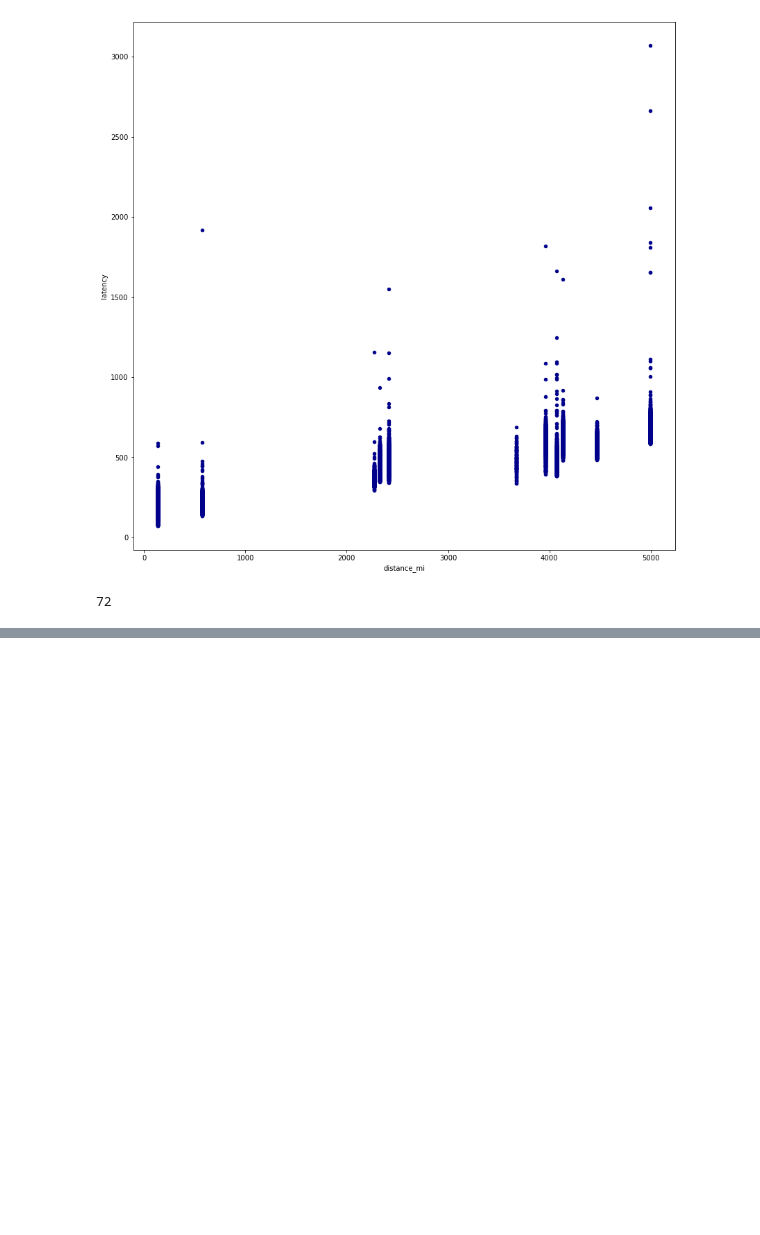
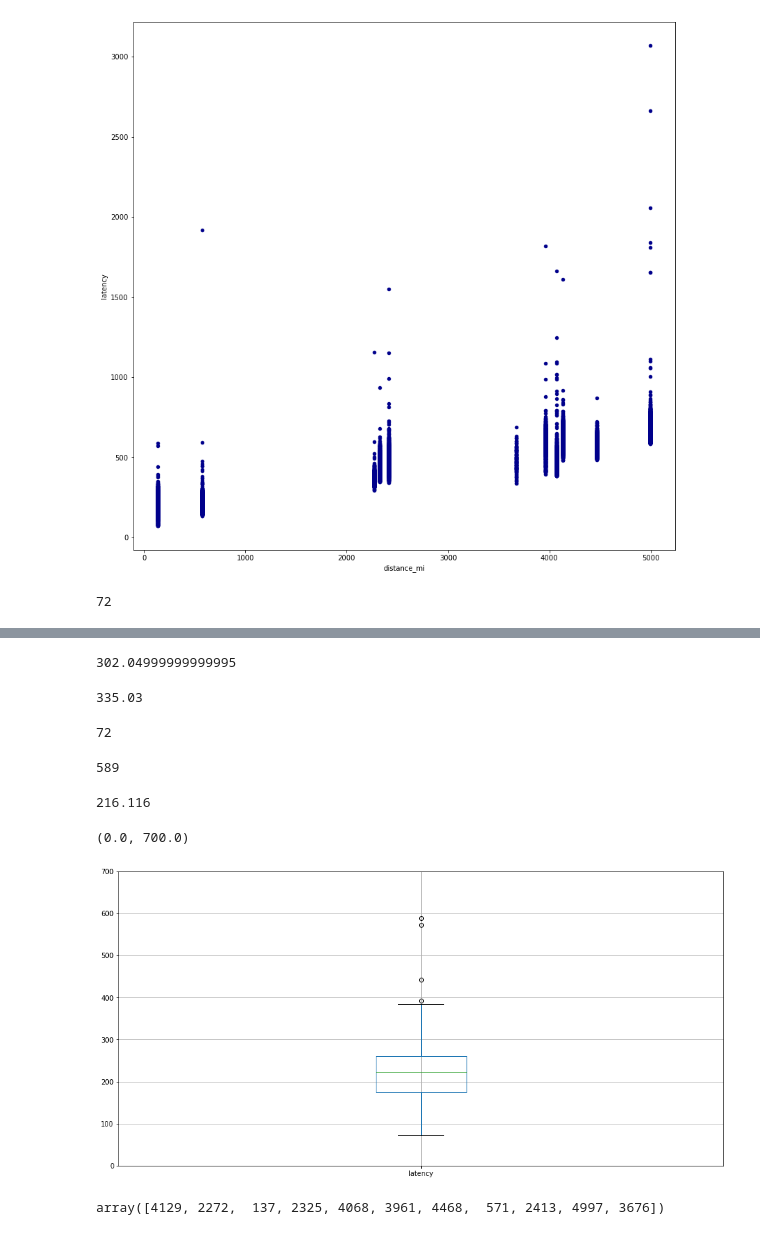
Before and after one commit to ericmelz/pingdom-parser, a Jupyter notebook: jupyter/Pingdom Parser Playground.ipynb, the cells around one changed output, grey strips where cells are left out. Cells and saved outputs as stored; diff of their text form; code cells hidden in the pictures; blank space fills up the shorter version.

Commit message:
boxplots for multiple clients

```diff
--- a/jupyter/Pingdom Parser Playground.ipynb
+++ b/jupyter/Pingdom Parser Playground.ipynb
@@ -189,0 +204,2 @@ df_dist_latency2.latency.min()
+# %%
+df_philadelphia = df_dist_latency2[df_dist_latency2['distance_mi'] == 137]
@@ -189,0 +231,30 @@ df_dist_latency2.latency.min()
+# %%
+df_philadelphia['latency'].quantile(.95)
+# %% [output]
+302.04999999999995
+# %%
+df_philadelphia['latency'].quantile(.99)
+# %% [output]
+335.03
+# %%
+df_philadelphia['latency'].min()
+# %% [output]
+72
+# %%
+df_philadelphia['latency'].max()
+# %% [output]
+589
+# %%
+df_philadelphia['latency'].mean()
+# %% [output]
+216.116
+# %%
+boxplot = df_philadelphia.boxplot(column=['latency'], figsize=(16,8))
+plt.ylim(0,700)
+# %% [output]
+(0.0, 700.0)
+[figure, added]
+# %%
+df_dist_latency2['distance_mi'].unique()
+# %% [output]
+array([4129, 2272,  137, 2325, 4068, 3961, 4468,  571, 2413, 4997, 3676])
```
Also changed, not shown: parts of 58 cells of this notebook.
